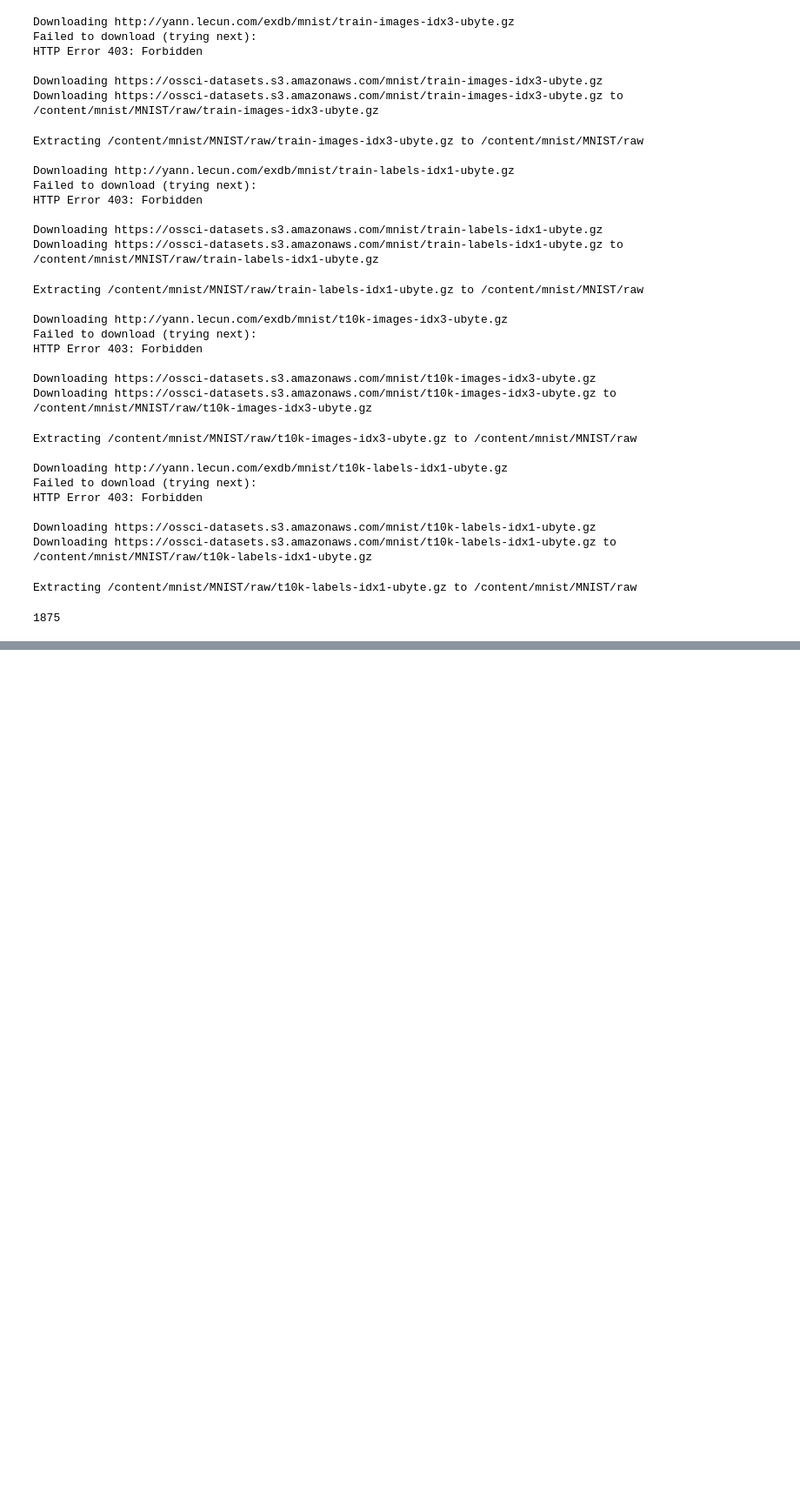
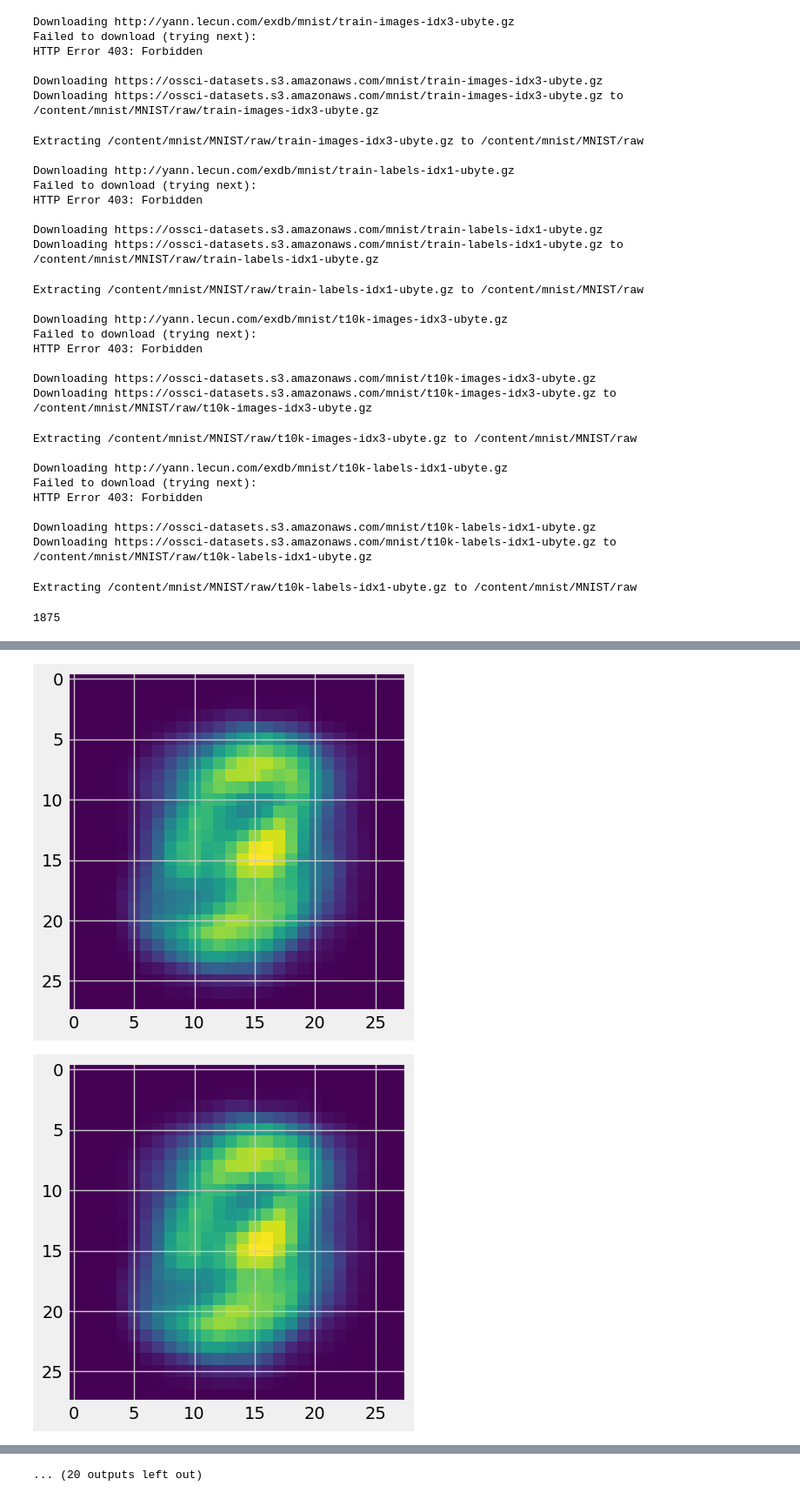
Before and after one commit to Bhimsendabby/Machine--Learning-practice, a Jupyter notebook: Autocoder_pytorch.ipynb, the cells around one changed output, grey strips where cells are left out. Shown at 87% size. Drawn from its saved outputs; the diff is of its cells as text; code cells hidden in the pictures; blank space fills up the shorter version.

```diff
--- a/Autocoder_pytorch.ipynb
+++ b/Autocoder_pytorch.ipynb
@@ -190,0 +215,11 @@ with torch.no_grad():
+# %%
+with torch.no_grad():
+  for i, item in enumerate(reconstruct):
+      # Reshape the array for plotting
+      item = item.reshape(-1, 28, 28)
+      item = item.cpu()
+      plt.imshow(item[0])
+      plt.show()
+# %% [output]
+[figure, added]
+[figure, added]
@@ -190,0 +236 @@ with torch.no_grad():
+... (20 outputs left out)
```
Also changed, not shown: parts of 7 cells of this notebook.
